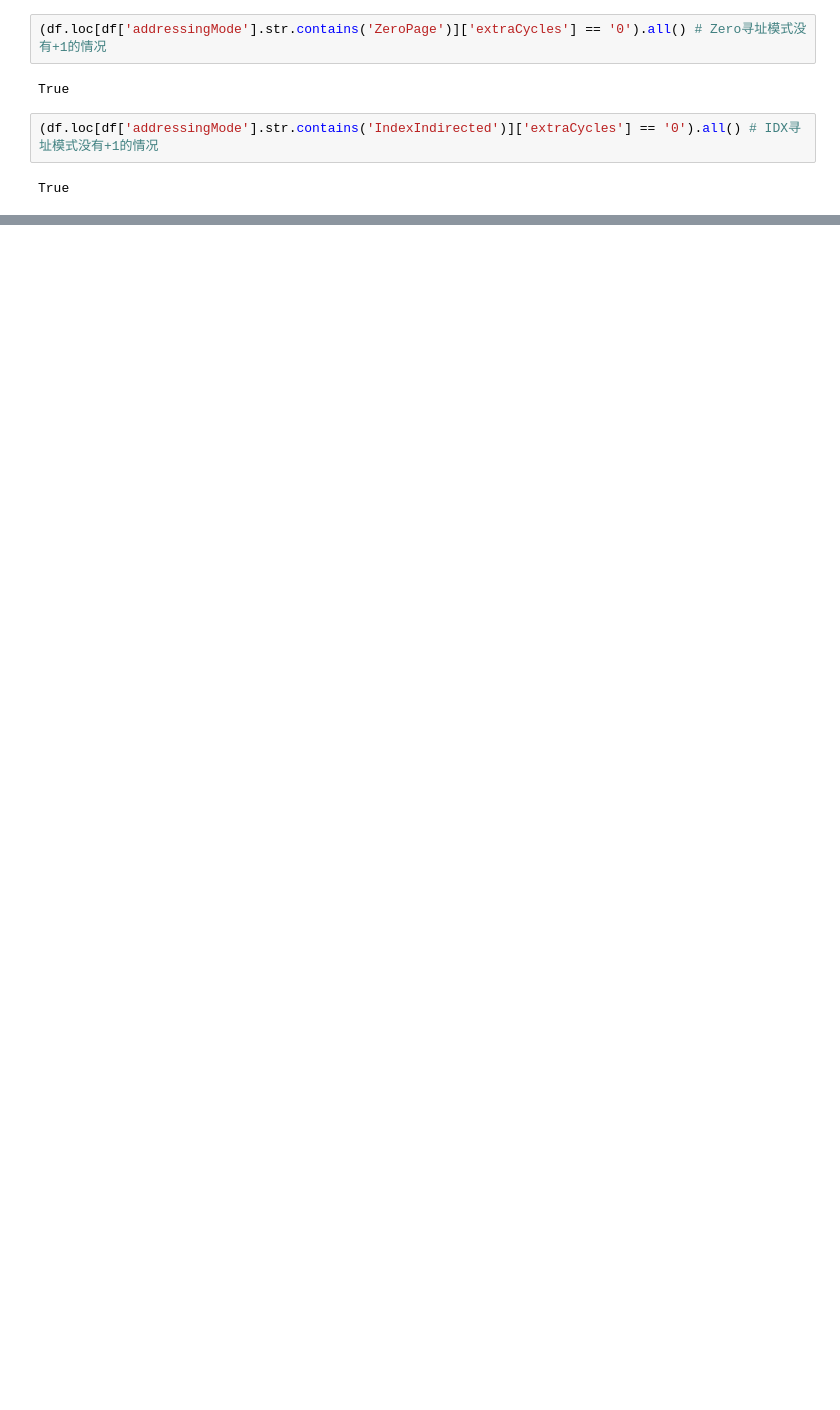
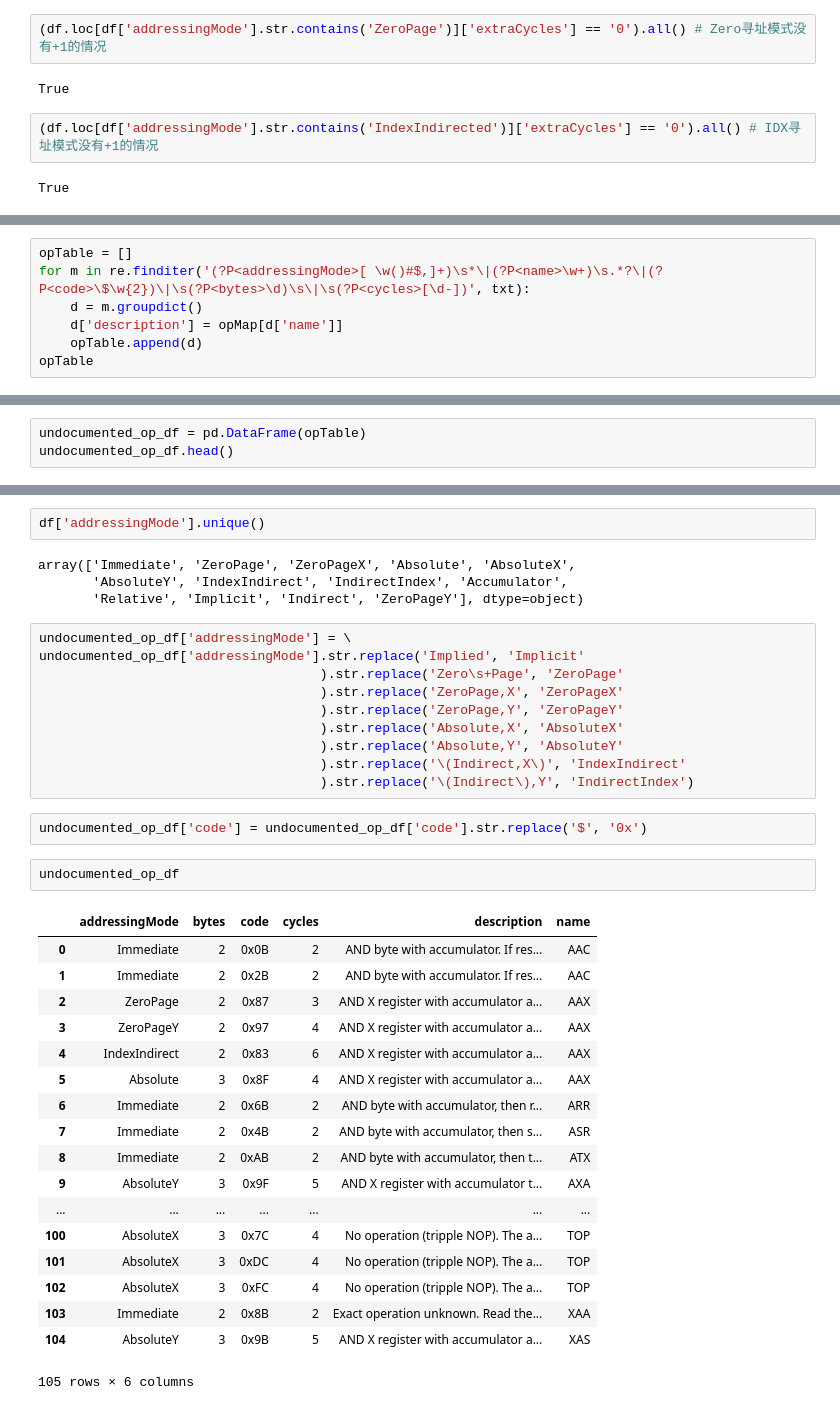
Before and after one commit to netcan/FCEmulator, a Jupyter notebook: src/tools/DevNoteBook.ipynb, the cells around one changed output, grey strips where cells are left out. Saved outputs shown, nothing was run; the diff lists cells and outputs as text; blank space fills up the shorter version.

Commit message:
added undocumented opcodes

```diff
--- a/src/tools/DevNoteBook.ipynb
+++ b/src/tools/DevNoteBook.ipynb
@@ -185,0 +327,7 @@ True
+# %%
+opTable = []
+for m in re.finditer('(?P<addressingMode>[ \w()#$,]+)\s*\|(?P<name>\w+)\s.*?\|(?P<code>\$\w{2})\|\s(?P<bytes>\d)\s\|\s(?P<cycles>[\d-])', txt):
+    d = m.groupdict()
+    d['description'] = opMap[d['name']]
+    opTable.append(d)
+opTable
@@ -185,0 +352,3 @@ True
+# %%
+undocumented_op_df = pd.DataFrame(opTable)
+undocumented_op_df.head()
@@ -185,0 +368,39 @@ True
+# %%
+df['addressingMode'].unique()
+# %% [output]
+array(['Immediate', 'ZeroPage', 'ZeroPageX', 'Absolute', 'AbsoluteX',
+       'AbsoluteY', 'IndexIndirect', 'IndirectIndex', 'Accumulator',
+       'Relative', 'Implicit', 'Indirect', 'ZeroPageY'], dtype=object)
+# %%
+undocumented_op_df['addressingMode'] = \
+undocumented_op_df['addressingMode'].str.replace('Implied', 'Implicit'
+                                    ).str.replace('Zero\s+Page', 'ZeroPage'
+                                    ).str.replace('ZeroPage,X', 'ZeroPageX'
+                                    ).str.replace('ZeroPage,Y', 'ZeroPageY'
+                                    ).str.replace('Absolute,X', 'AbsoluteX'
+                                    ).str.replace('Absolute,Y', 'AbsoluteY'
+                                    ).str.replace('\(Indirect,X\)', 'IndexIndirect'
+                                    ).str.replace('\(Indirect\),Y', 'IndirectIndex')
+# %%
+undocumented_op_df['code'] = undocumented_op_df['code'].str.replace('$', '0x')
+# %%
+undocumented_op_df
+# %% [output]
+|  | addressingMode | bytes | code | cycles | description | name |
+| 0 | Immediate | 2 | 0x0B | 2 | AND byte with accumulator. If res... | AAC |
+| 1 | Immediate | 2 | 0x2B | 2 | AND byte with accumulator. If res... | AAC |
+| 2 | ZeroPage | 2 | 0x87 | 3 | AND X register with accumulator a... | AAX |
+| 3 | ZeroPageY | 2 | 0x97 | 4 | AND X register with accumulator a... | AAX |
+| 4 | IndexIndirect | 2 | 0x83 | 6 | AND X register with accumulator a... | AAX |
+| 5 | Absolute | 3 | 0x8F | 4 | AND X register with accumulator a... | AAX |
+| 6 | Immediate | 2 | 0x6B | 2 | AND byte with accumulator, then r... | ARR |
+| 7 | Immediate | 2 | 0x4B | 2 | AND byte with accumulator, then s... | ASR |
+| 8 | Immediate | 2 | 0xAB | 2 | AND byte with accumulator, then t... | ATX |
+| 9 | AbsoluteY | 3 | 0x9F | 5 | AND X register with accumulator t... | AXA |
+| ... | ... | ... | ... | ... | ... | ... |
+| 100 | AbsoluteX | 3 | 0x7C | 4 | No operation (tripple NOP). The a... | TOP |
+| 101 | AbsoluteX | 3 | 0xDC | 4 | No operation (tripple NOP). The a... | TOP |
+| 102 | AbsoluteX | 3 | 0xFC | 4 | No operation (tripple NOP). The a... | TOP |
+| 103 | Immediate | 2 | 0x8B | 2 | Exact operation unknown. Read the... | XAA |
+| 104 | AbsoluteY | 3 | 0x9B | 5 | AND X register with accumulator a... | XAS |
+105 rows × 6 columns
```
Also changed, not shown: parts of 17 cells of this notebook, 5 other files.
